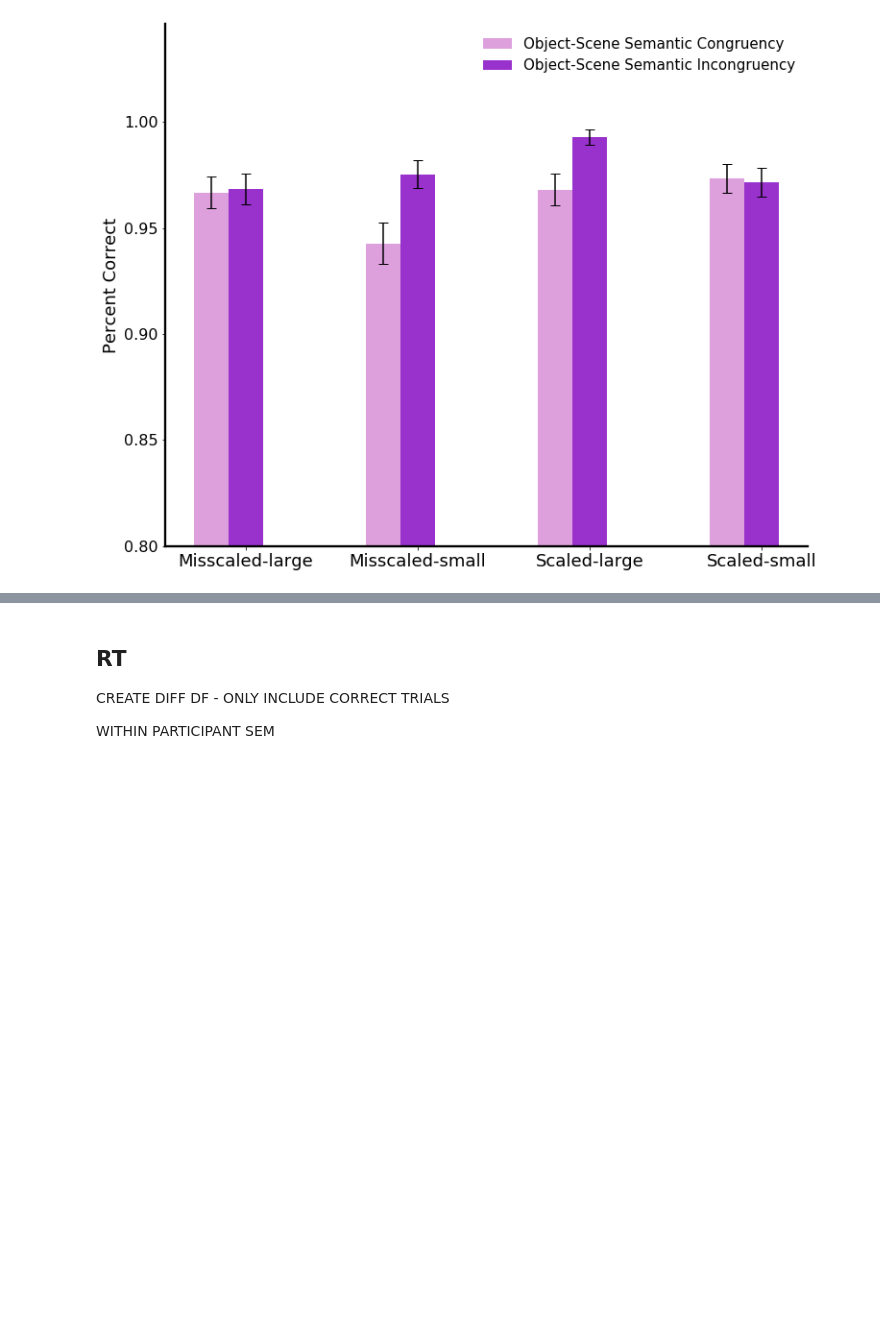
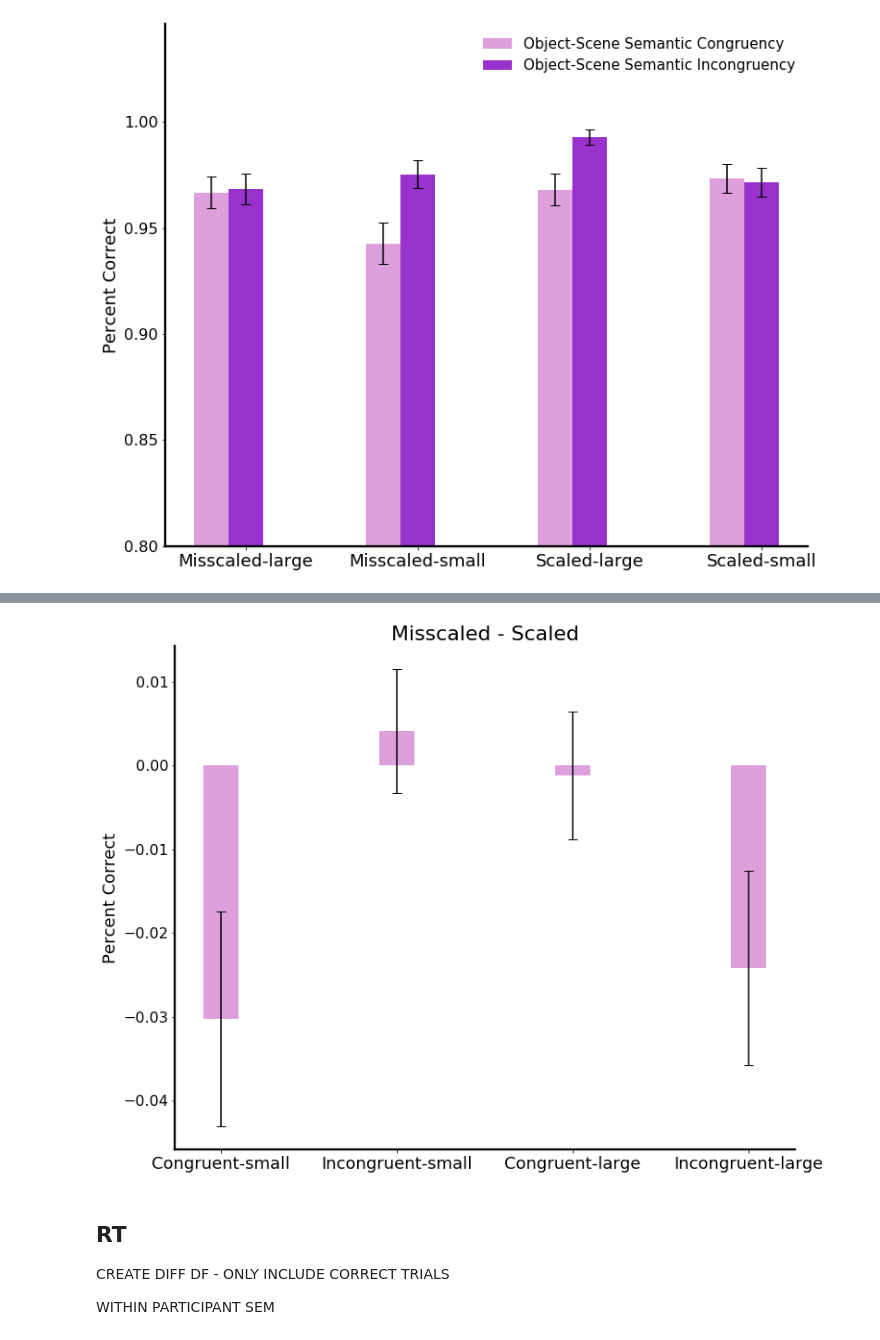
Before and after one commit to prachimahab/object_scene_scaling, a Jupyter notebook: analysis_e5v2.ipynb, the cells around one changed output, grey strips where cells are left out. Drawn from its saved outputs; the diff is of its cells as text; code cells hidden in the pictures; blank space fills up the shorter version.

```diff
--- a/analysis_e5v2.ipynb
+++ b/analysis_e5v2.ipynb
@@ -667,3 +775,30 @@ plt.show()
+# %%
+fig, ax = plt.subplots(figsize=[12,10])
+ax.spines['right'].set_visible(False)
+ax.spines['top'].set_visible(False)
+for axis in ['bottom','left']:
+    ax.spines[axis].set_linewidth(2.3)
+
+x = np.arange(4)
+
+diffs = [np.mean(np.array(small_acc_diffs_objSC)), np.mean(np.array(small_acc_diffs_objSIC)), np.mean(np.array(large_acc_diffs_objSC)), np.mean(np.array(large_acc_diffs_objSIC))]
+sem_diffs = [small_sem_diffs_objSC, small_sem_diffs_objSIC, large_sem_diffs_objSC, large_sem_diffs_objSIC]
+
+width = 0.2
+
+# plot data in grouped manner of bar type
+plt.bar(x, diffs, width, color='plum', yerr=sem_diffs, capsize=5)
+
+
+plt.xticks(x, ['Congruent-small', 'Incongruent-small', 'Congruent-large', 'Incongruent-large'], fontsize='18')
+# plt.ylim(0.80)
+plt.yticks(fontsize=16)
+plt.ylabel("Percent Correct", fontsize=18)
+# plt.legend(loc=1, fontsize=15, frameon=False)
+plt.title('Misscaled - Scaled', fontsize=22)
+plt.show()
+# %% [output]
+[figure, added]
 # %% [markdown]
 ## RT
 
```
Also changed, not shown: parts of 18 cells of this notebook.
